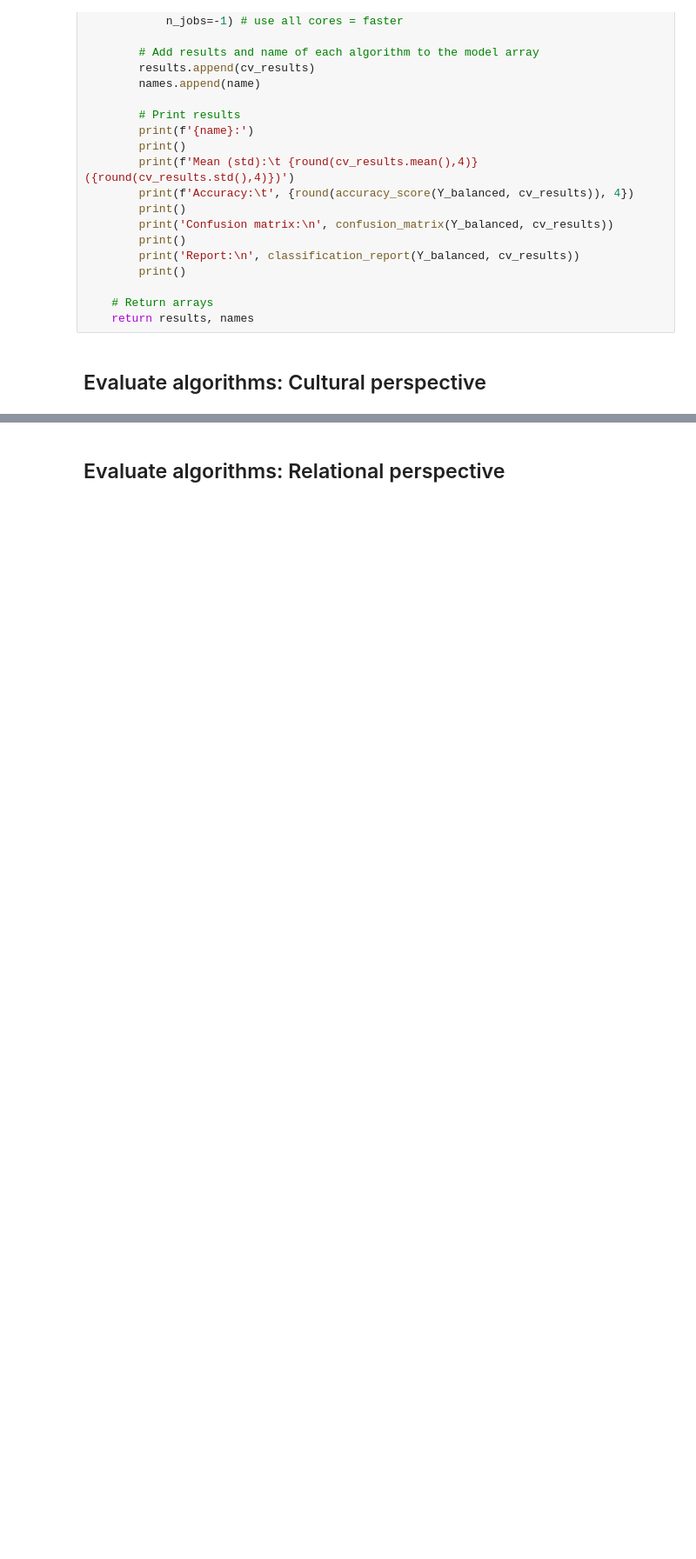
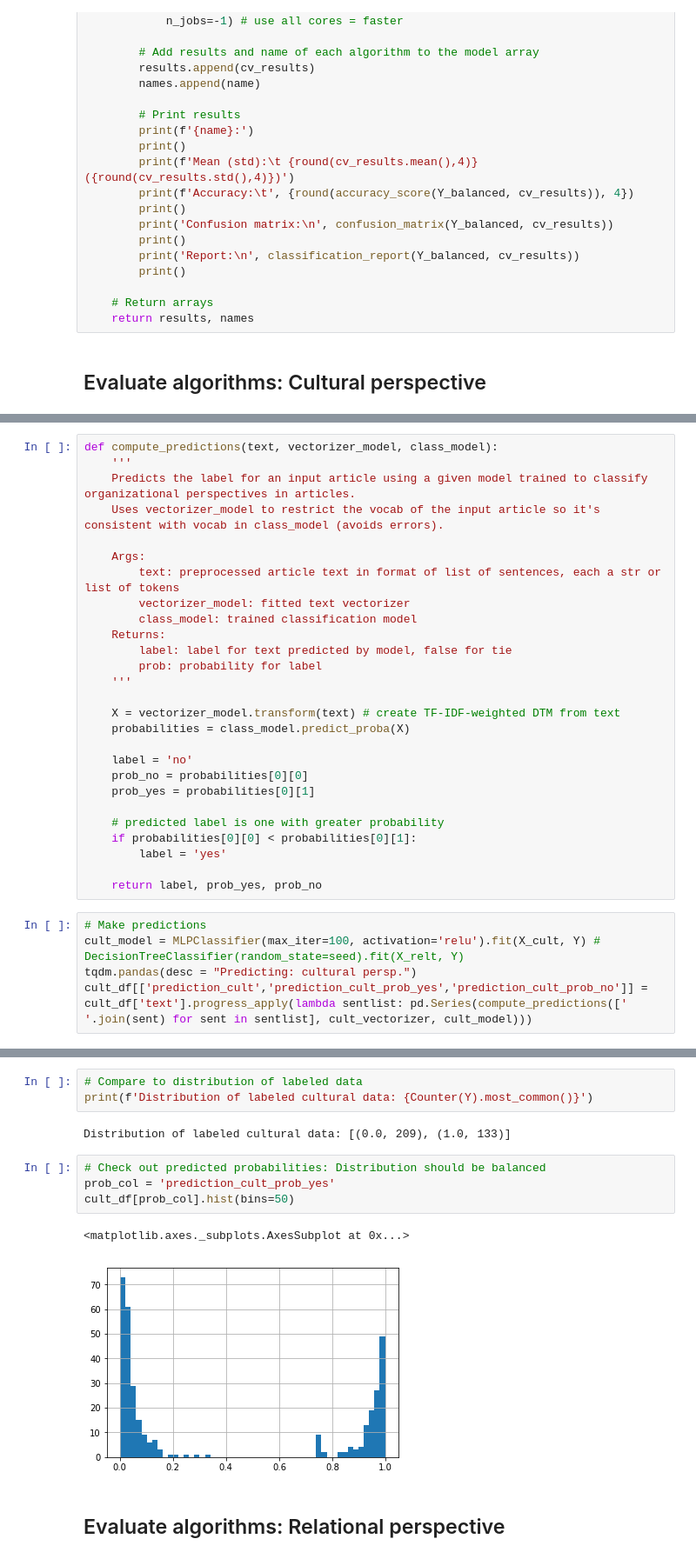
Before and after one commit to h2researchgroup/classification, a Jupyter notebook: modeling/evaluate_basic_classifiers_balanced.ipynb, the cells around one changed output, grey strips where cells are left out. Shown at 87% size. Cells and saved outputs as stored; diff of their text form; blank space fills up the shorter version.

Commit message:
basic MLP classifiers; model validation on training data

```diff
--- a/modeling/evaluate_basic_classifiers_balanced.ipynb
+++ b/modeling/evaluate_basic_classifiers_balanced.ipynb
@@ -530,0 +554,32 @@ joblib.dump(rf_cult, cult_model_fp)
+# %%
+def compute_predictions(text, vectorizer_model, class_model):
+    '''
+    Predicts the label for an input article using a given model trained to classify organizational perspectives in articles.
+    Uses vectorizer_model to restrict the vocab of the input article so it's consistent with vocab in class_model (avoids errors).
+
+    Args:
+        text: preprocessed article text in format of list of sentences, each a str or list of tokens
+        vectorizer_model: fitted text vectorizer
+        class_model: trained classification model
+    Returns:
+        label: label for text predicted by model, false for tie
+        prob: probability for label
+    '''
+
+    X = vectorizer_model.transform(text) # create TF-IDF-weighted DTM from text
+    probabilities = class_model.predict_proba(X)
+
+    label = 'no'
+    prob_no = probabilities[0][0]
+    prob_yes = probabilities[0][1]
+
+    # predicted label is one with greater probability
+    if probabilities[0][0] < probabilities[0][1]:
+        label = 'yes'
+
+    return label, prob_yes, prob_no
+# %%
+# Make predictions
+cult_model = MLPClassifier(max_iter=100, activation='relu').fit(X_cult, Y) # DecisionTreeClassifier(random_state=seed).fit(X_relt, Y)
+tqdm.pandas(desc = "Predicting: cultural persp.")
+cult_df[['prediction_cult','prediction_cult_prob_yes','prediction_cult_prob_no']] = cult_df['text'].progress_apply(lambda sentlist: pd.Series(compute_predictions([' '.join(sent) for sent in sentlist], cult_vectorizer, cult_model)))
@@ -531,3 +594,15 @@ joblib.dump(rf_cult, cult_model_fp)
+# %%
+# Compare to distribution of labeled data
+print(f'Distribution of labeled cultural data: {Counter(Y).most_common()}')
+# %% [output]
+Distribution of labeled cultural data: [(0.0, 209), (1.0, 133)]
+# %%
+# Check out predicted probabilities: Distribution should be balanced
+prob_col = 'prediction_cult_prob_yes'
+cult_df[prob_col].hist(bins=50)
+# %% [output]
+<matplotlib.axes._subplots.AxesSubplot at 0x...>
+[figure, added]
 # %% [markdown]
 ## Evaluate algorithms: Relational perspective
 # %%
```
Also changed, not shown: parts of 31 cells of this notebook, 7 other files.
